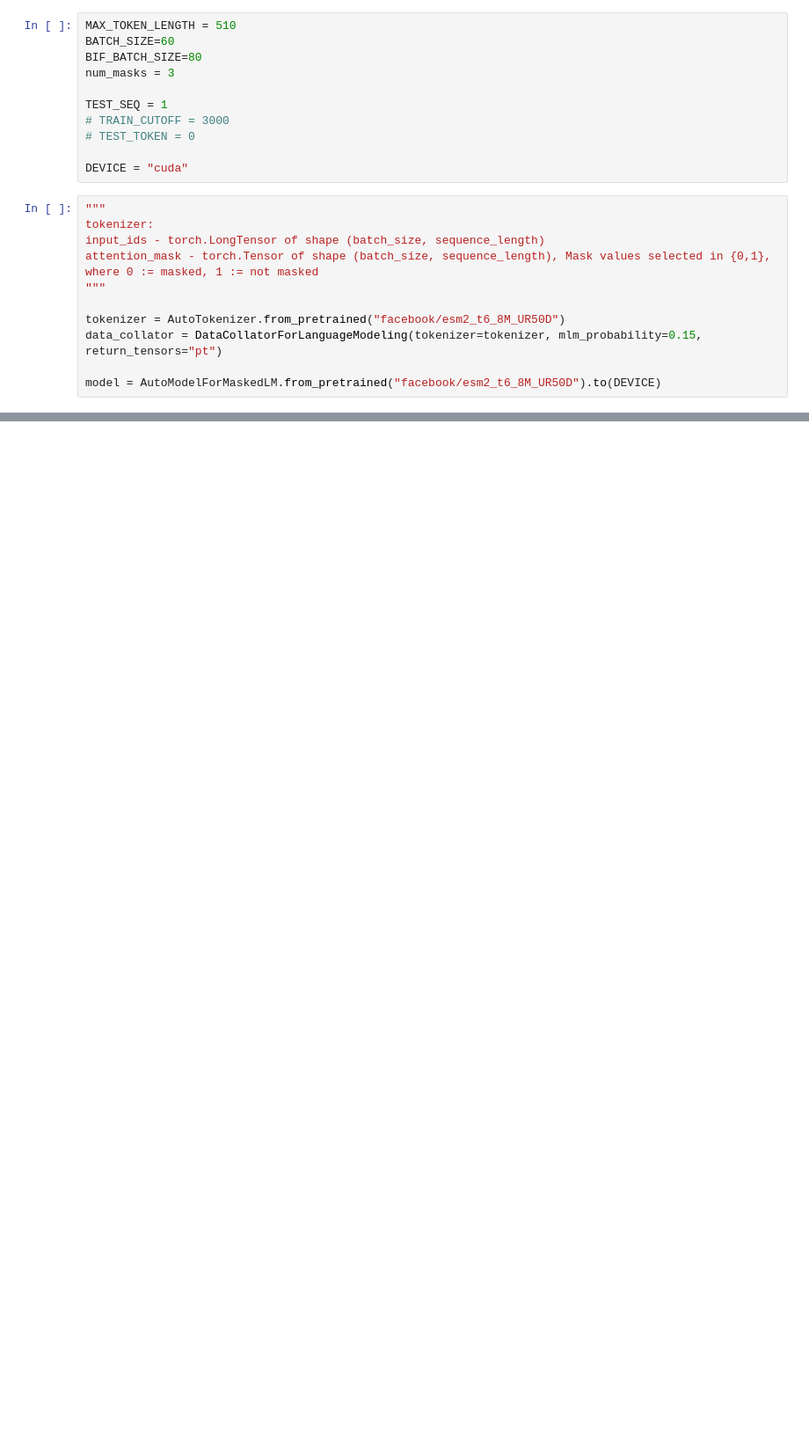
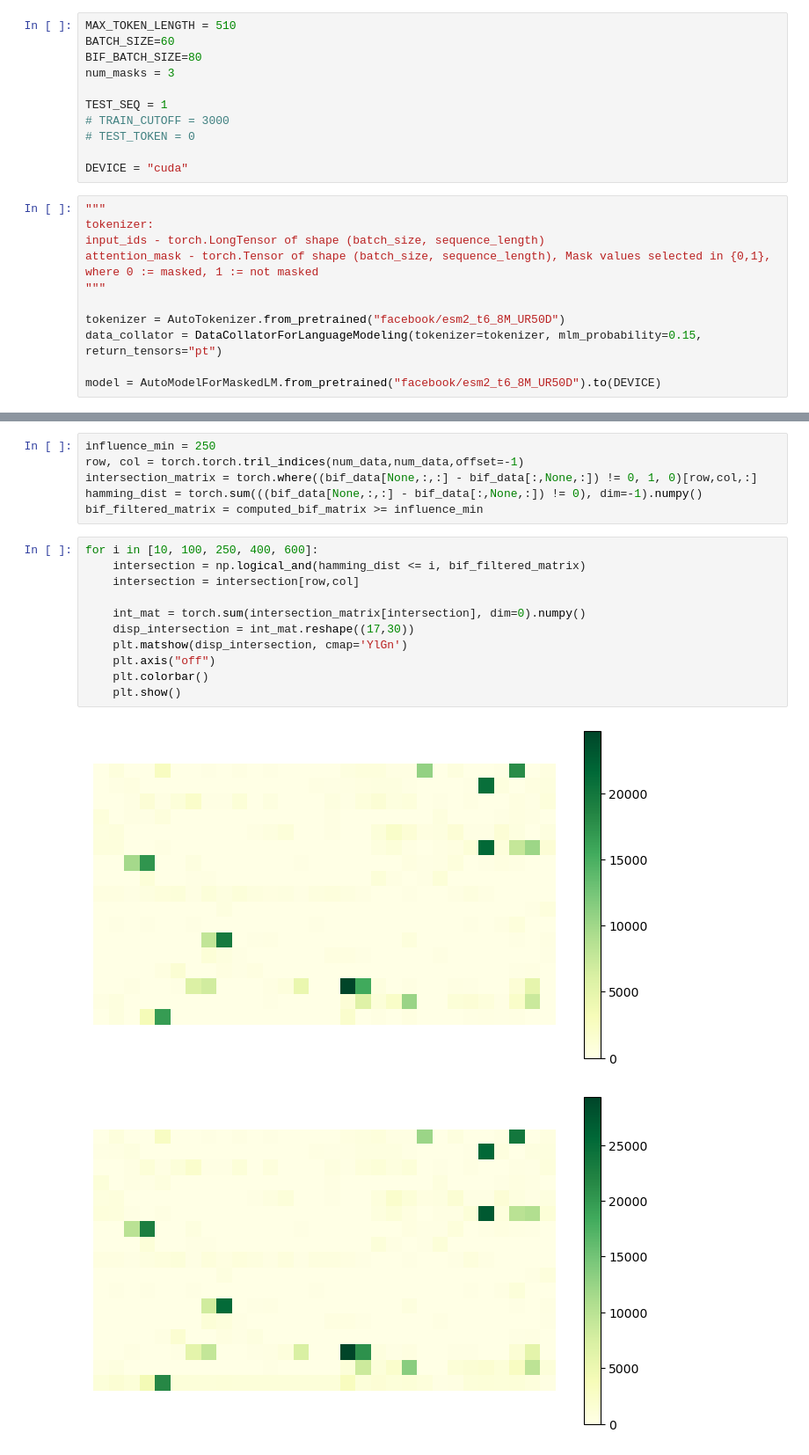
Before and after one commit to blab/sequence-vaes, a Jupyter notebook: ideas_exploration/ex3_exploratory_analysis.ipynb, the cells around one changed output, grey strips where cells are left out. Shown at 88% size. Drawn from its saved outputs; the diff is of its cells as text; blank space fills up the shorter version.

```diff
--- a/ideas_exploration/ex3_exploratory_analysis.ipynb
+++ b/ideas_exploration/ex3_exploratory_analysis.ipynb
@@ -66,3 +65,23 @@ with open("ex2_computed_influences.pkl", "rb") as file:
 # %% [output]
 done extracting sequences!
 done extracting AAs!
+# %%
+influence_min = 250
+row, col = torch.torch.tril_indices(num_data,num_data,offset=-1)
+intersection_matrix = torch.where((bif_data[None,:,:] - bif_data[:,None,:]) != 0, 1, 0)[row,col,:]
+hamming_dist = torch.sum(((bif_data[None,:,:] - bif_data[:,None,:]) != 0), dim=-1).numpy()
+bif_filtered_matrix = computed_bif_matrix >= influence_min
+# %%
+for i in [10, 100, 250, 400, 600]:
+    intersection = np.logical_and(hamming_dist <= i, bif_filtered_matrix)
+    intersection = intersection[row,col]
+
+    int_mat = torch.sum(intersection_matrix[intersection], dim=0).numpy()
+    disp_intersection = int_mat.reshape((17,30))
+    plt.matshow(disp_intersection, cmap='YlGn')
+    plt.axis("off")
+    plt.colorbar()
+    plt.show()
+# %% [output]
+[figure, added]
+[figure, added]
```
Also changed, not shown: parts of 3 cells of this notebook, 2 other files.
